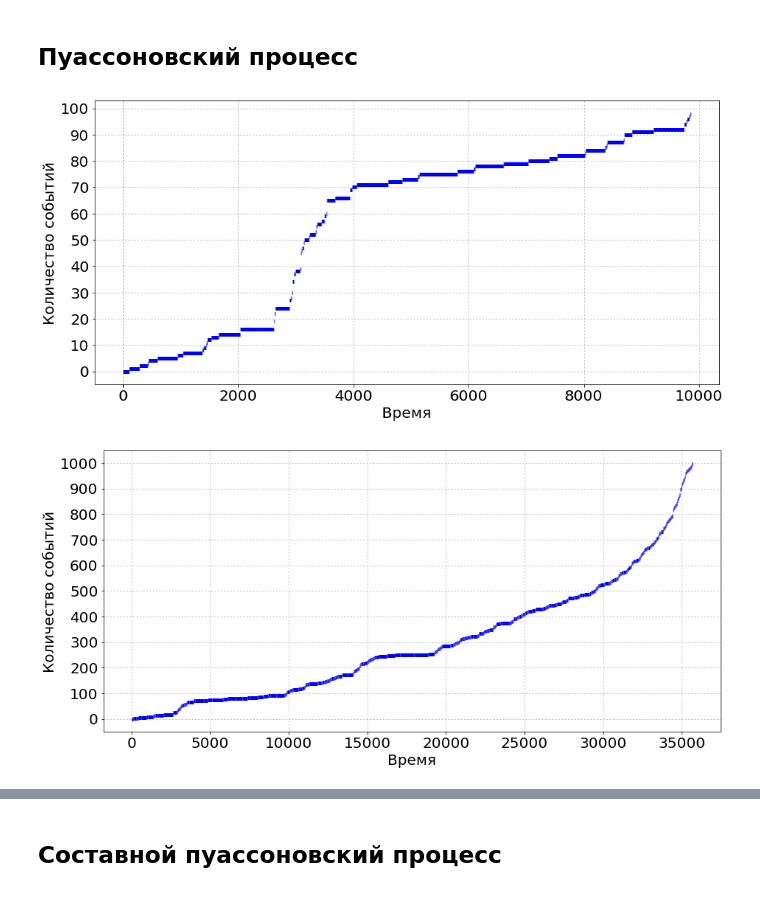
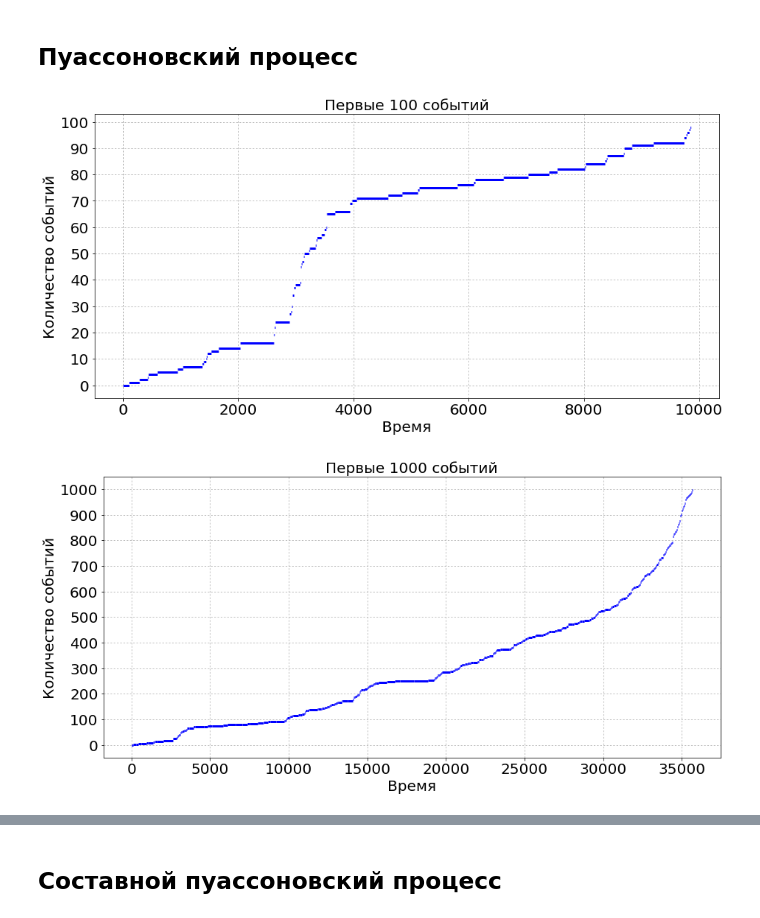
Before and after one commit to svinkapeppa/stochastic, a Jupyter notebook: lab_5/5.23.ipynb, the cells around one changed output, grey strips where cells are left out. Saved outputs shown, nothing was run; the diff lists cells and outputs as text; code cells hidden in the pictures.

```diff
--- a/lab_5/5.23.ipynb
+++ b/lab_5/5.23.ipynb
@@ -83,22 +83,31 @@ corr_times = times - np.min(times)
 # %%
 plt.figure(figsize=(15, 7))
 for i in range(100 - 1):
-    plt.hlines(i, corr_times[i], corr_times[i+1], lw=5, color='blue')
+    plt.hlines(i, corr_times[i], corr_times[i+1], lw=3, color='blue')
 plt.grid(ls=':')
-plt.xticks(fontsize=20), plt.xlabel('Время', fontsize=20)
-plt.yticks(range(0, 101, 10), fontsize=20), plt.ylabel('Количество событий', fontsize=20)
+plt.xticks(fontsize=20)
+plt.yticks(range(0, 101, 10), fontsize=20)
+
+plt.title('Первые 100 событий',
+          fontsize=20)
+plt.xlabel('Время', fontsize=20)
+plt.ylabel('Количество событий', fontsize=20)
 plt.show()
 # %% [output]
-[figure, old version]
+[figure, new version]
 # %%
 plt.figure(figsize=(15, 7))
 for i in range(1000 - 1):
-    plt.hlines(i, corr_times[i], corr_times[i+1], lw=5, color='blue')
+    plt.hlines(i, corr_times[i], corr_times[i+1], lw=3, color='blue')
 plt.grid(ls=':')
-plt.xticks(fontsize=20), plt.xlabel('Время', fontsize=20)
+plt.xticks(fontsize=20)
 plt.yticks(range(0, 1001, 100), fontsize=20)
+
+plt.title('Первые 1000 событий',
+          fontsize=20)
+plt.xlabel('Время', fontsize=20)
 plt.ylabel('Количество событий', fontsize=20)
 plt.show()
 # %% [output]
-[figure, old version]
+[figure, new version]
 # %%
```
Also changed, not shown: parts of 17 cells of this notebook.
